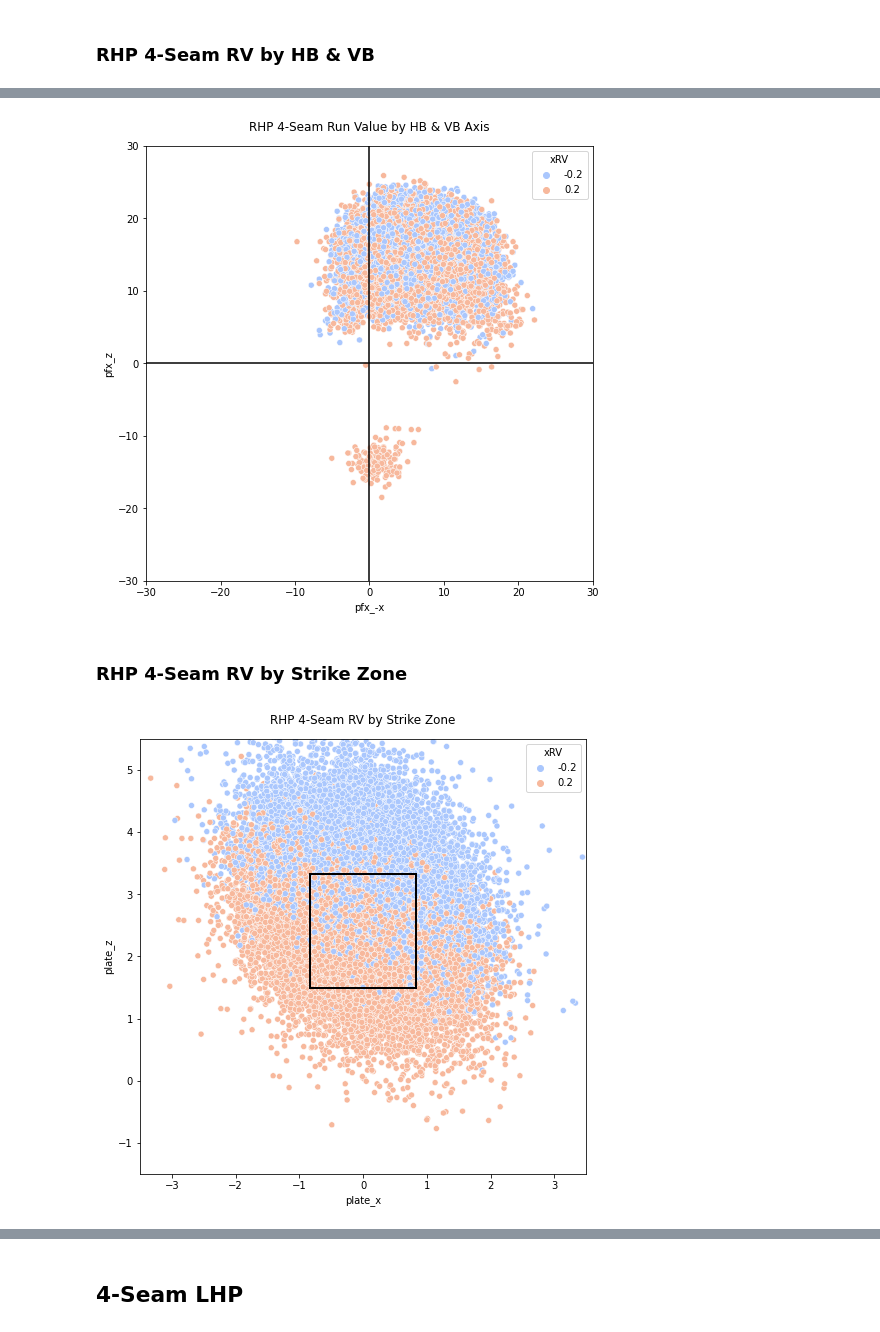
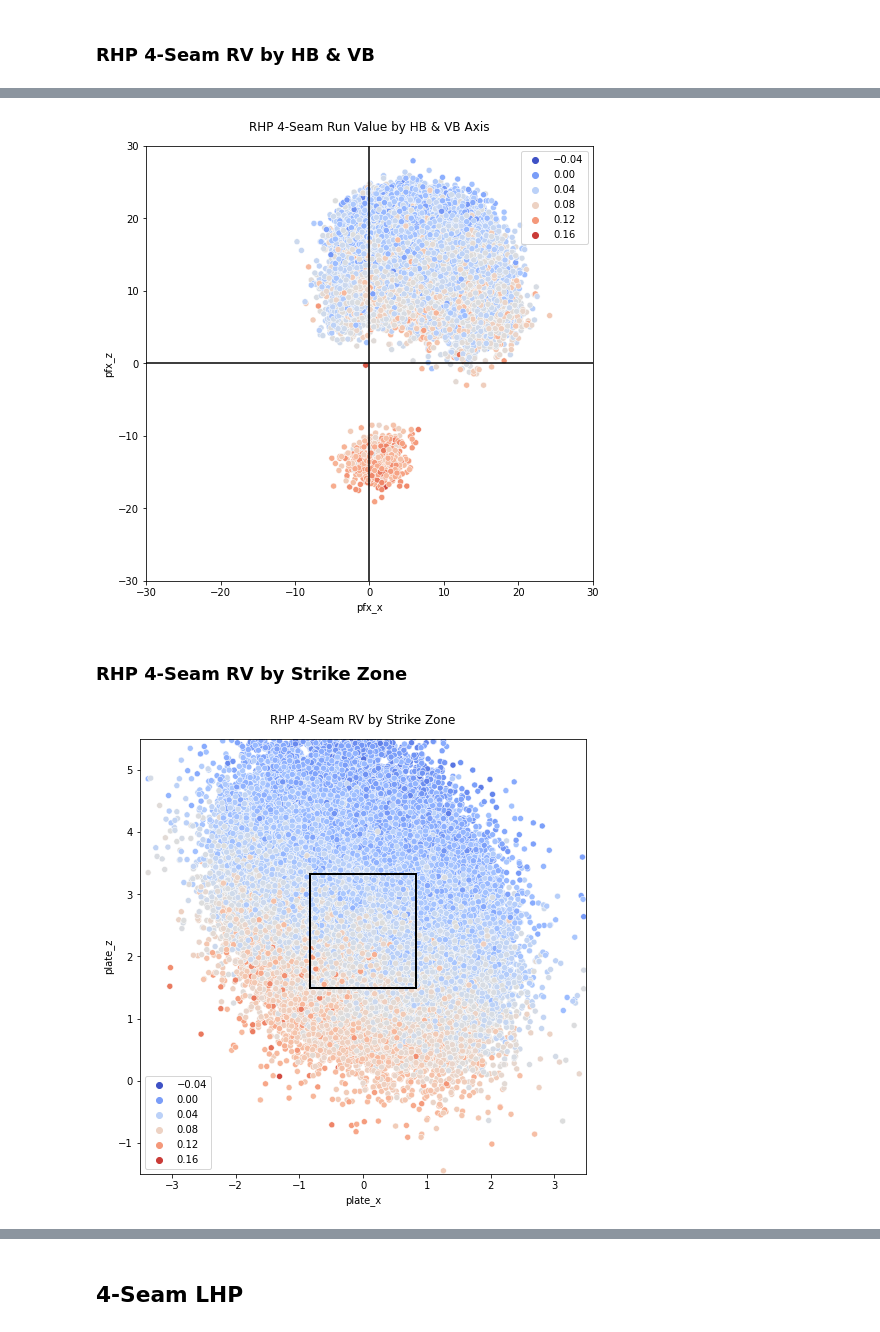
Before and after one commit to anthonyzurke/pitch-model, a Jupyter notebook: notebooks/model-pitch-quality-lr-Copy1.ipynb, the cells around one changed output, grey strips where cells are left out. Cells and saved outputs as stored; diff of their text form; code cells hidden in the pictures.

```diff
--- a/notebooks/model-pitch-quality-lr-Copy1.ipynb
+++ b/notebooks/model-pitch-quality-lr-Copy1.ipynb
@@ -55,10 +57,11 @@ If a batted ball occurs, then this is used to calculate RAA:
 ### Features
 # %%
 features = data[['player_name', 'p_throws', 'pitch_type', 'velo', 'spin_rate',
-                 'pfx_-x', 'pfx_z', 'release_extension', 'release_pos_x',
-                 'release_pos_z', 'plate_x', 'plate_z', 'rv']]
+                 'pfx_x', 'pfx_z', 'release_pos_x',
+                 'release_pos_z', 'plate_x', 'plate_z', 'count_re']]
+# rv_rel_outs
 
-# 'stand'
+# 'release_extension', 'stand'
 # %%
 ff = features.loc[features['pitch_type'] == 'FF']
 fc = features.loc[features['pitch_type'] == 'FC']
@@ -252 +274,18 @@ Notes:
 strong multicollinearity or other numerical problems.
+# %%
+X = features_ff_r.drop(columns = ['rv_rel_outs'])
+y = features_ff_r['rv_rel_outs']
+
+X_train, X_test, y_train, y_test = train_test_split(X, y, random_state = 1)
+
+lr = LinearRegression()
+
+lr.fit(X_train, y_train)
+pred_ff_r = lr.predict(X_test)
+pred = lr.predict(X)
+score_ff_r = lr.score(X_test, y_test)
+
+print('R2 Score:', round(score_ff_r, 3))
+print('RMSE:', round(np.sqrt(metrics.mean_squared_error(y_test, pred_ff_r)), 3))
+print('MAE:', round(metrics.mean_absolute_error(y_test, pred_ff_r), 3))
+print('Max Error:', round(metrics.max_error(y_test, pred_ff_r), 3))
@@ -269,6 +312,0 @@ plt.title('RHP 4-Seam QQ Plot Distribution', fontsize = 14, fontweight = 'bold',
-# %%
-ff_r['n_pitches'] = [1 if x == 'FF' else 0 for x in ff_r['pitch_type']]
-ff_r['pred_rv'] = round(pred_ff_r, 3)
-ff_r.head()
-
-#results_ff_r = ff_r[['player_name', 'pitch_type', 'n_pitches', 'rv', 'pred_rv']]
@@ -316,8 +315,8 @@ Name: rv, dtype: float64
 # %%
 plt.figure(figsize = (8, 6))
 
-ff_r['xRV'] = pd.cut(ff_r['pred_rv'], [-0.2, 0, 10], labels = ['-0.2', '0.2'])
-sns.scatterplot(data = ff_r, x = 'velo', y = 'spin_rate', hue = 'xRV',
+#ff_r['xRV'] = pd.cut(ff_r['pred_rv'], [-0.2, 0, 10], labels = ['-0.2', '0.2'])
+sns.scatterplot(data = ff_r, x = 'velo', y = 'spin_rate', hue = pred,
                 palette = 'coolwarm')
 plt.title('RHP 4-Seam RV by Velocity & Spin Rate', pad = 15);
 # %% [output]
@@ -365,21 +362,21 @@ plt.title('RHP 4-Seam Run Value by HB & VB Axis', pad = 15);
 # %%
 plt.figure(figsize = (8, 8))
 
-sns.scatterplot(data = ff_r, x = 'pfx_-x', y = 'pfx_z', hue = 'xRV', palette = 'coolwarm')
+sns.scatterplot(data = ff_r, x = 'pfx_x', y = 'pfx_z', hue = pred, palette = 'coolwarm')
 # hue_norm = (-.1, 0.223))
 plt.xlim(-30, 30), plt.ylim(-30, 30)
 plt.axhline(0, color = 'black'), plt.axvline(0, color = 'black')
 plt.title('RHP 4-Seam Run Value by HB & VB Axis', pad = 15);
 # %% [output]
-[figure, old version]
+[figure, new version]
 # %% [markdown]
 ### RHP 4-Seam RV by Strike Zone
 # %%
 plt.figure(figsize = (8, 8))
 
-sns.scatterplot(data = ff_r, x = 'plate_x', y = 'plate_z', hue = 'xRV', palette = 'coolwarm')
+sns.scatterplot(data = ff_r, x = 'plate_x', y = 'plate_z', hue = pred, palette = 'coolwarm')
 plt.xlim(-3.5, 3.5), plt.ylim(-1.5, 5.5)
 plt.gca().add_patch(Rectangle((-.83, 1.5), 1.66, 1.82, fill = False, color = 'black', linewidth = 2))
 plt.title('RHP 4-Seam RV by Strike Zone', pad = 15);
 # %% [output]
-[figure, old version]
+[figure, new version]
```
Also changed, not shown: parts of 59 cells of this notebook, 4 other files.
